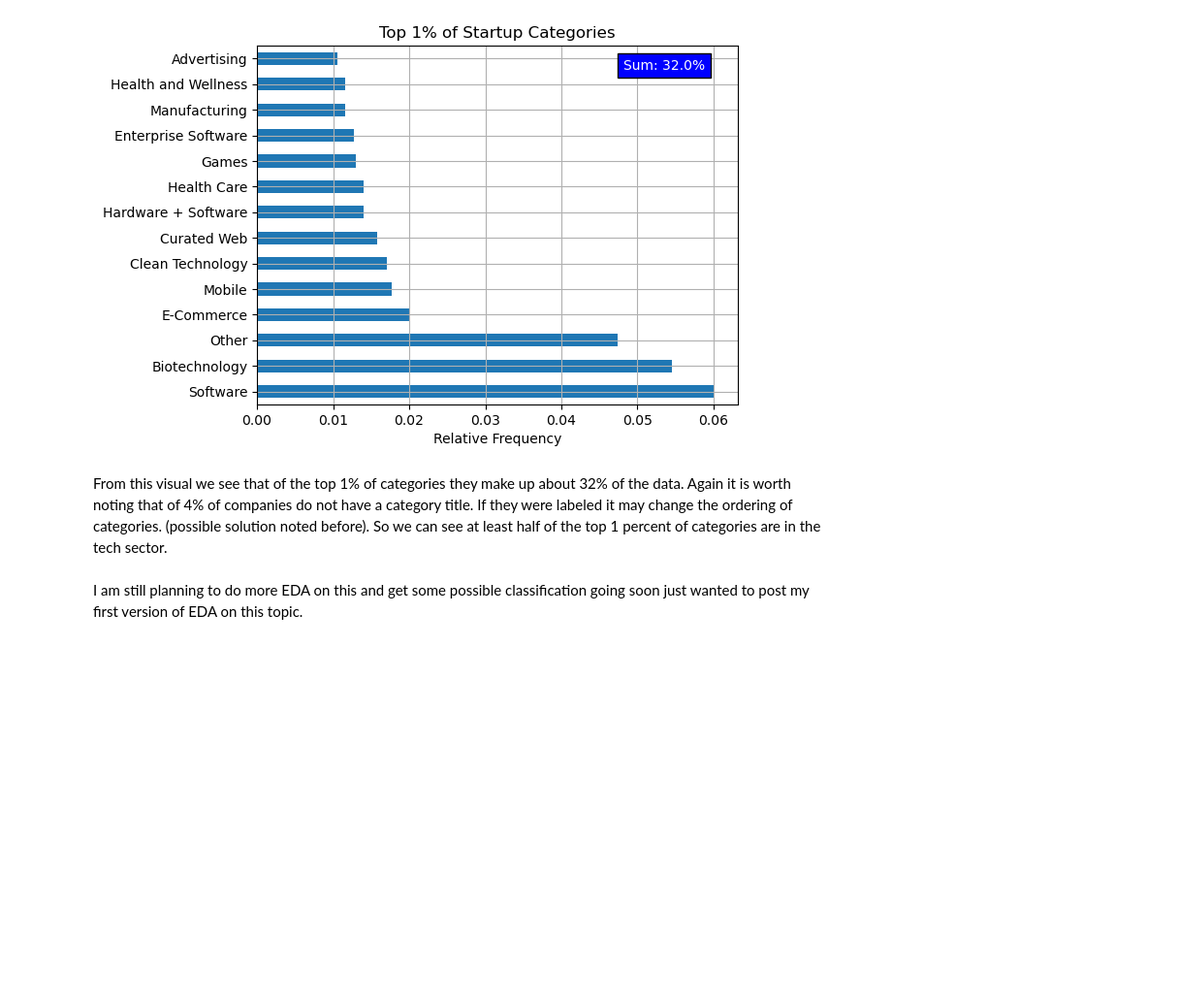
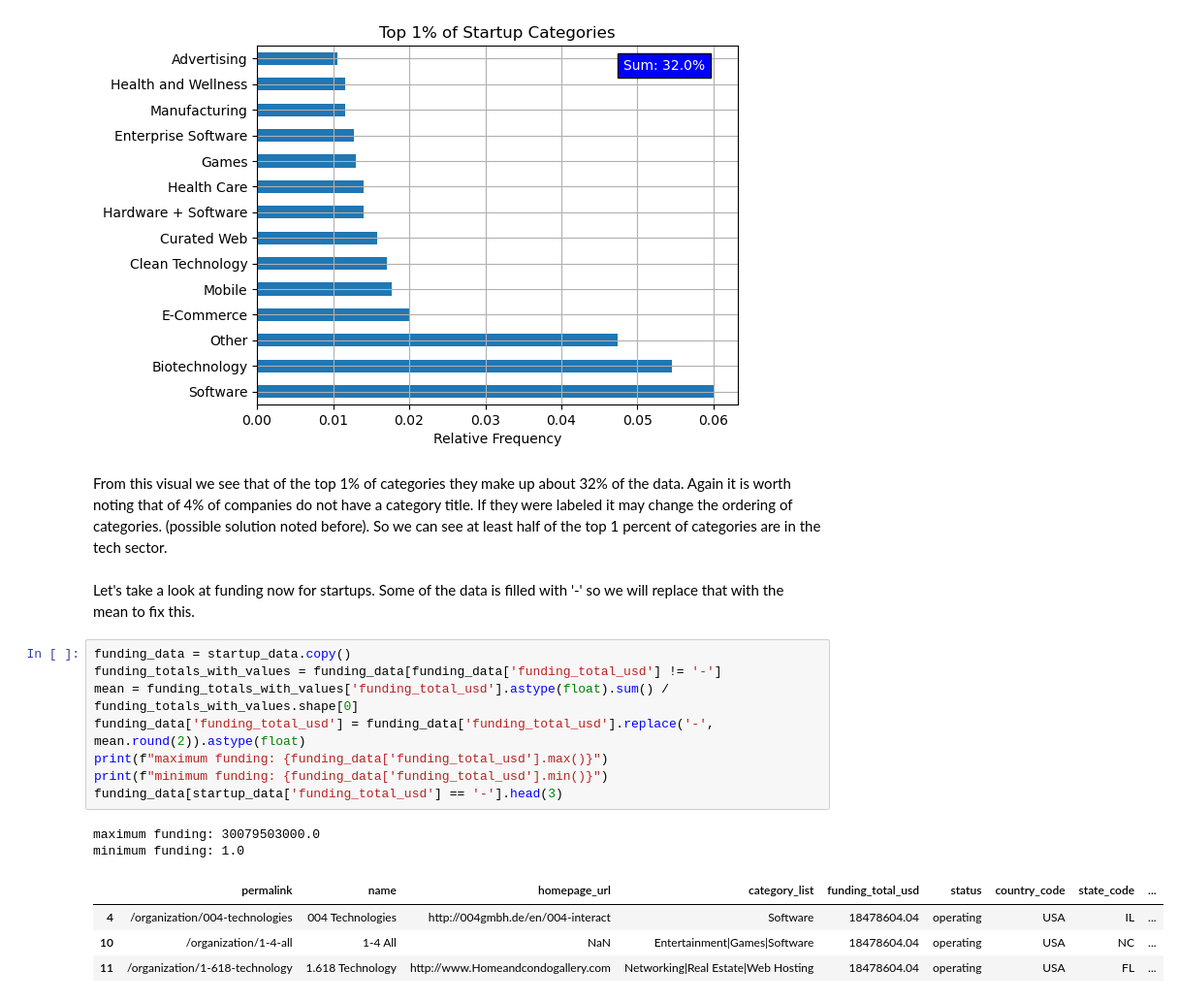
Before and after one commit to tcarr032/Startup-Dataset, a Jupyter notebook: Startup_measure.ipynb, the cells around one changed output. Shown: that part at 97% size. Cells and saved outputs as stored; diff of their text form; blank space fills up the shorter version.

```diff
--- a/Startup_measure.ipynb
+++ b/Startup_measure.ipynb
@@ -168,5 +166,20 @@ plt.show()
 [figure]
 # %% [markdown]
 From this visual we see that of the top 1% of categories they make up about 32% of the data. Again it is worth noting that of 4% of companies do not have a category title. If they were labeled it may change the ordering of categories. (possible solution noted before). So we can see at least half of the top 1 percent of categories are in the tech sector.
-# %% [markdown]
-I am still planning to do more EDA on this and get some possible classification going soon just wanted to post my first version of EDA on this topic.
+# %% [markdown]
+Let's take a look at funding now for startups. Some of the data is filled with '-' so we will replace that with the mean to fix this.
+# %%
+funding_data = startup_data.copy()
+funding_totals_with_values = funding_data[funding_data['funding_total_usd'] != '-']
+mean = funding_totals_with_values['funding_total_usd'].astype(float).sum() / funding_totals_with_values.shape[0]
+funding_data['funding_total_usd'] = funding_data['funding_total_usd'].replace('-', mean.round(2)).astype(float)
+print(f"maximum funding: {funding_data['funding_total_usd'].max()}")
+print(f"minimum funding: {funding_data['funding_total_usd'].min()}")
+funding_data[startup_data['funding_total_usd'] == '-'].head(3)
+# %% [output]
+maximum funding: 30079503000.0
+minimum funding: 1.0
+|  | permalink | name | homepage_url | category_list | funding_total_usd | status | country_code | state_code | ... |
+| 4 | /organization/004-technologies | 004 Technologies | http://004gmbh.de/en/004-interact | Software | 18478604.04 | operating | USA | IL | ... |
+| 10 | /organization/1-4-all | 1-4 All | NaN | Entertainment|Games|Software | 18478604.04 | operating | USA | NC | ... |
+| 11 | /organization/1-618-technology | 1.618 Technology | http://www.Homeandcondogallery.com | Networking|Real Estate|Web Hosting | 18478604.04 | operating | USA | FL | ... |
```
Also changed, not shown: parts of 8 cells of this notebook.
